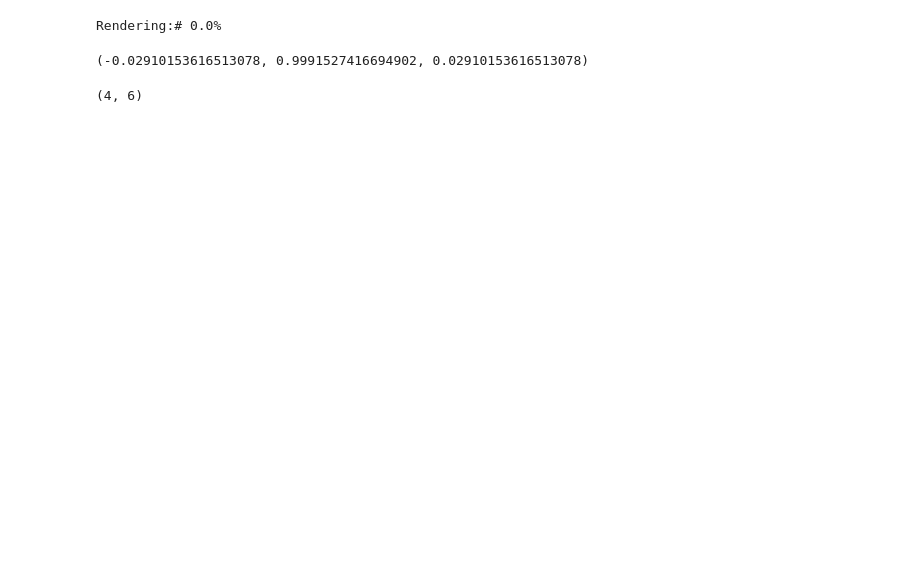
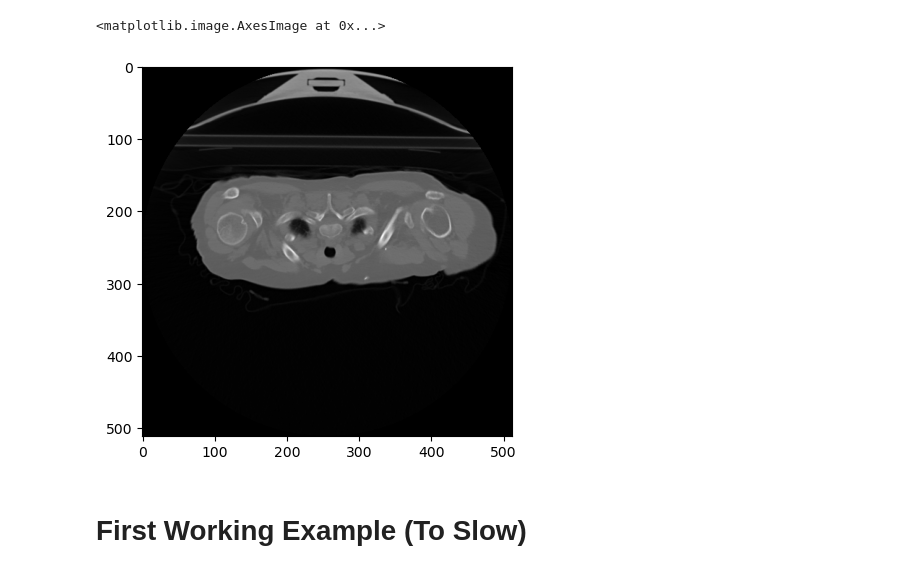
Before and after one commit to mmarlett11765/VTBingBong, a Jupyter notebook: WorkingFile.ipynb, the cells around one changed output. Drawn from its saved outputs; the diff is of its cells as text; code cells hidden in the pictures; blank space fills up the shorter version.

```diff
--- a/WorkingFile.ipynb
+++ b/WorkingFile.ipynb
@@ -26,43 +29,7 @@ for location in locations:
 img = np.stack(slices)
 img = img/img.max()
 img = np.transpose(img,[1,2,0])
+img = img[::-1,:,::-1]
+
+
+img[10,10,70] = 1
-# %%
-width = 300
-height = 200
-aspect_ratio = float(width) / height
-x0 = -1.0
-x1 = +1.0
-xstep = (x1 - x0) / (width - 1)
-y0 = -1.0 / aspect_ratio
-y1 = +1.0 / aspect_ratio
-ystep = (y1 - y0) / (height - 1)
-
-camera = Vector(0,-35,-1)
-pixels = np.zeros((width,height))
-
-prog = 0.0
-cur_prog = prog
-total = width * height
-bar = 1
-print('Rendering:# {}%'.format(cur_prog),end='\r')
-# Lets throw some rays
-for j in range(height):
-    y = y0 + j * ystep
-    for i in range(width):
-        x = x0 + i * xstep
-        ray = Ray(camera, Point(x,y) - camera)
-        break
-    break
-#         pixels.set_pixel(i,j, self.ray_trace(ray, scene))
-#         prog += 1
-#         if (prog/total*100) >= (cur_prog/total*100 + 5):
-#             cur_prog = prog
-#             bar += 1
-#             print('Rendering:{} {}%'.format(''.join(['#' for x in range(bar)]),int(cur_prog/total*100)),end='\r')
-# print('Rendering:{} {}%'.format(''.join(['#' for x in range(bar+1)]),100),end='\n')
-# %% [output]
-Rendering:# 0.0%
-# %%
-print(ray.direction)
-# %% [output]
-(-0.02910153616513078, 0.9991527416694902, 0.02910153616513078)
@@ -82,4 +35,0 @@ for i in width:
-# %%
-v.shape
-# %% [output]
-(4, 6)
@@ -90,0 +36,7 @@ def Ray(orgin,direction):
+# %%
+plt.imshow(img[:,:,0],cmap='gray')
+# %% [output]
+<matplotlib.image.AxesImage at 0x...>
+[figure, added]
+# %% [markdown]
+# First Working Example (To Slow)
```
Also changed, not shown: parts of 22 cells of this notebook, 4 other files.
